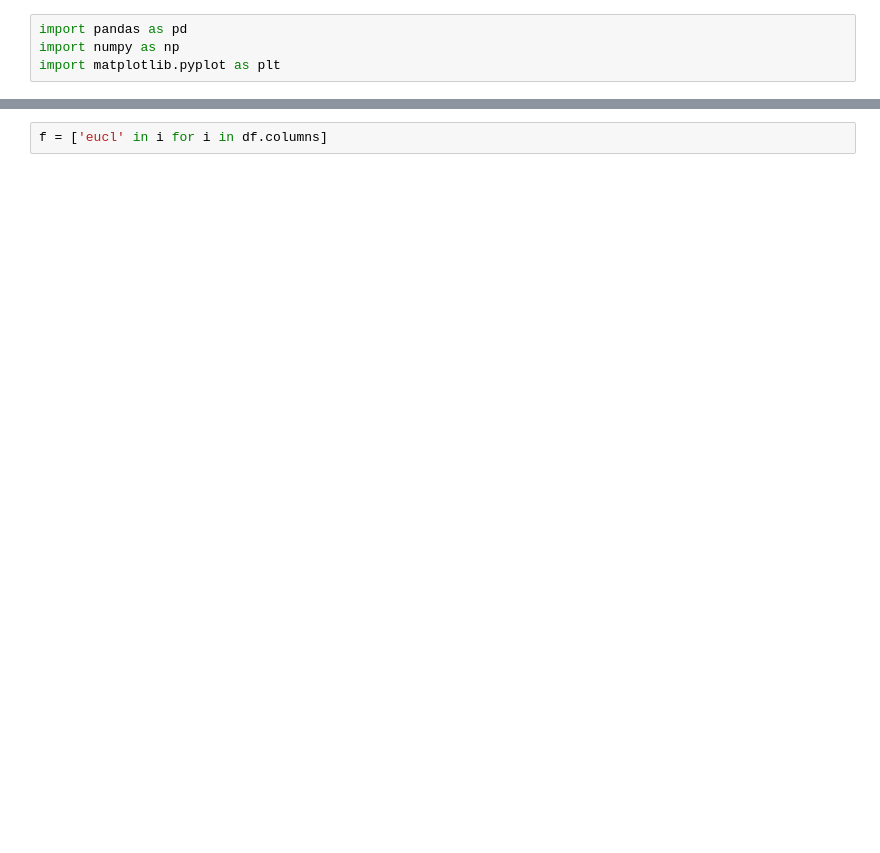
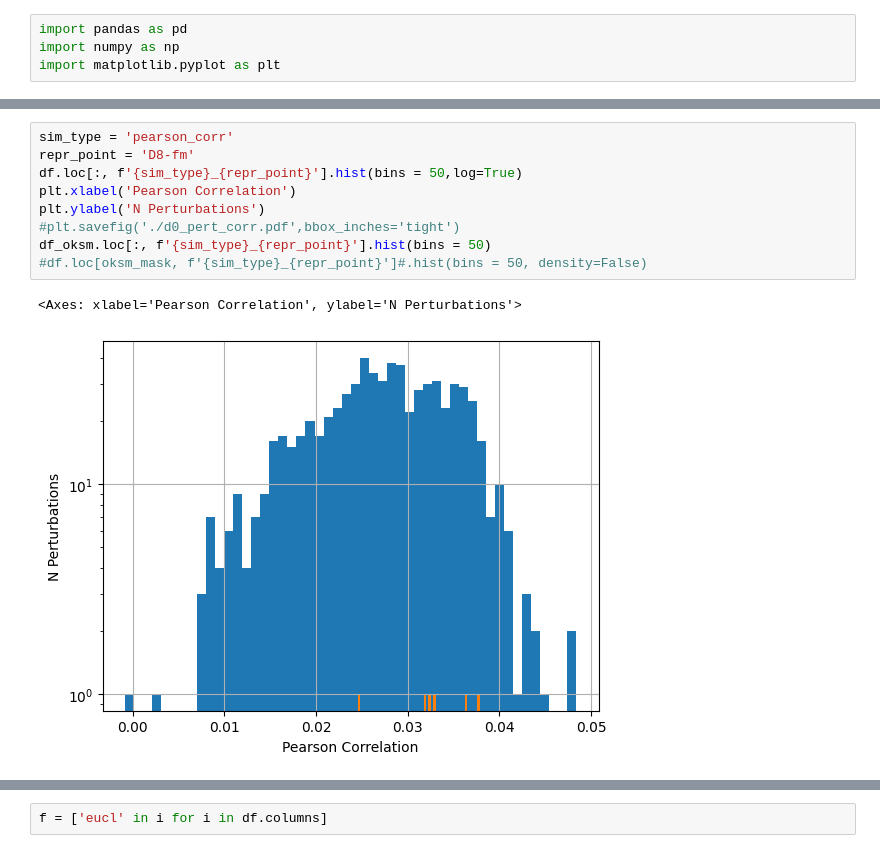
Before and after one commit to a93sokol/scGPT_reproduce, a Jupyter notebook: tutorials/explore_pert_search.ipynb, the cells around one changed output, grey strips where cells are left out. Cells and saved outputs as stored; diff of their text form; blank space fills up the shorter version.

```diff
--- a/tutorials/explore_pert_search.ipynb
+++ b/tutorials/explore_pert_search.ipynb
@@ -64,0 +84,12 @@ df_oksm.loc[:, f'{sim_type}_{repr_point}'].hist(bins = 50)
+# %%
+sim_type = 'pearson_corr'
+repr_point = 'D8-fm'
+df.loc[:, f'{sim_type}_{repr_point}'].hist(bins = 50,log=True)
+plt.xlabel('Pearson Correlation')
+plt.ylabel('N Perturbations')
+#plt.savefig('./d0_pert_corr.pdf',bbox_inches='tight')
+df_oksm.loc[:, f'{sim_type}_{repr_point}'].hist(bins = 50)
+#df.loc[oksm_mask, f'{sim_type}_{repr_point}']#.hist(bins = 50, density=False)
+# %% [output]
+<Axes: xlabel='Pearson Correlation', ylabel='N Perturbations'>
+[figure, added]
```
Also changed, not shown: parts of 17 cells of this notebook, 1 other file.
